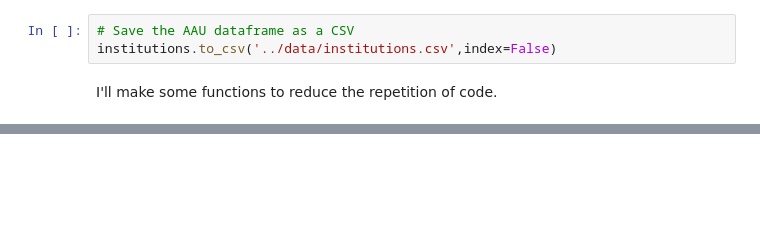
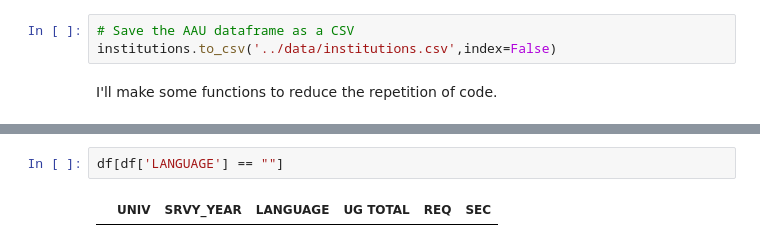
Before and after one commit to sjhuskey/ou-aau-sec, a Jupyter notebook: python/aau-foreign-language.ipynb, the cells around one changed output, grey strips where cells are left out. Saved outputs shown, nothing was run; the diff lists cells and outputs as text; blank space fills up the shorter version.

```diff
--- a/python/aau-foreign-language.ipynb
+++ b/python/aau-foreign-language.ipynb
@@ -302,0 +582,4 @@ for language in lang_values:
+# %%
+df[df['LANGUAGE'] == ""]
+# %% [output]
+|  | UNIV | SRVY_YEAR | LANGUAGE | UG TOTAL | REQ | SEC |
```
Also changed, not shown: parts of 31 cells of this notebook.
